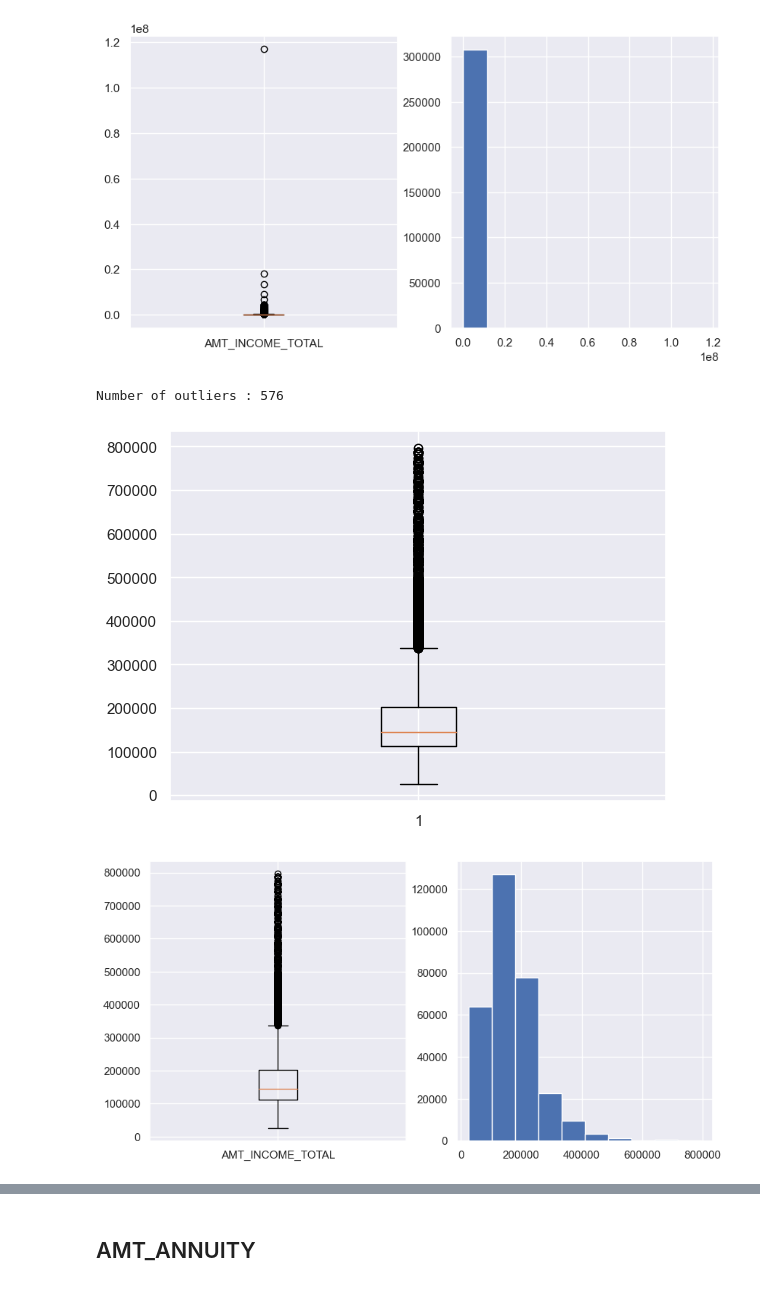
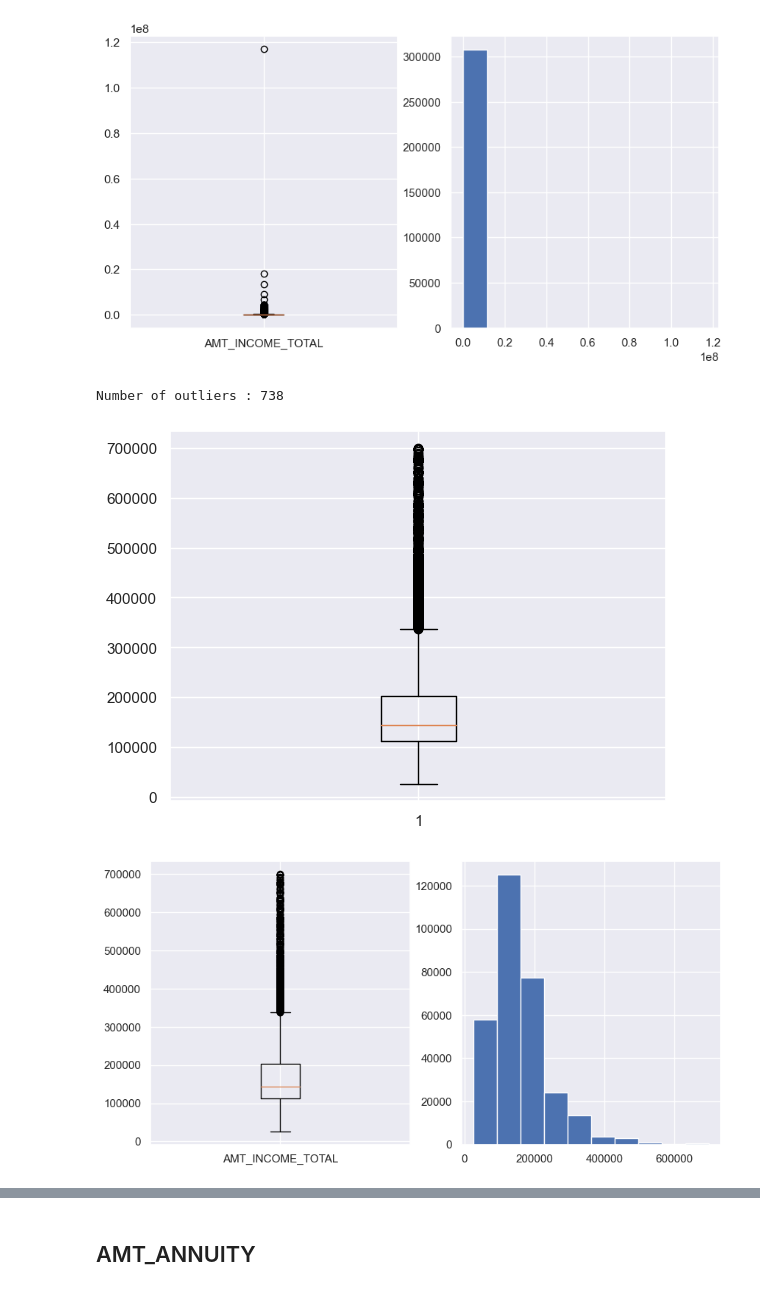
Before and after one commit to seg-fault123/bdm_project, a Jupyter notebook: cleaning.ipynb, the cells around one changed output, grey strips where cells are left out. Cells and saved outputs as stored; diff of their text form; code cells hidden in the pictures.

```diff
--- a/cleaning.ipynb
+++ b/cleaning.ipynb
@@ -162,10 +162,10 @@ plot_hist_box(numerical_frame, 'AMT_CREDIT');
 # %% [markdown]
 #### Marking outliers with a flag column
 # %%
-plt.boxplot(numerical_frame['AMT_CREDIT'], whis=3.7);
+plt.boxplot(numerical_frame['AMT_CREDIT'], whis=3.1);
 q1, q3, iqr=calc_iqr('AMT_CREDIT', numerical_frame)
 numerical_frame['AMT_CREDIT_outlier']=0
-numerical_frame.loc[numerical_frame['AMT_CREDIT']>q3+3.7*iqr, 'AMT_CREDIT_outlier']=1
+numerical_frame.loc[numerical_frame['AMT_CREDIT']>q3+3.1*iqr, 'AMT_CREDIT_outlier']=1
 good_frame=numerical_frame.loc[numerical_frame['AMT_CREDIT_outlier']==0, :]
 print('Number of outliers : %d'%((numerical_frame['AMT_CREDIT_outlier']==1).sum()))
 # %% [output]
@@ -217,19 +217,19 @@ plot_hist_box(numerical_frame, 'AMT_INCOME_TOTAL')
 array([<AxesSubplot: >, <AxesSubplot: >], dtype=object)
 [figure]
 # %%
-df=numerical_frame.loc[numerical_frame['AMT_INCOME_TOTAL']<0.8e6, :]
+df=numerical_frame.loc[numerical_frame['AMT_INCOME_TOTAL']<0.7e6, :]
 plt.boxplot(df['AMT_INCOME_TOTAL']);
 numerical_frame['AMT_INCOME_TOTAL_outlier']=0
-numerical_frame.loc[numerical_frame['AMT_INCOME_TOTAL']>=0.8e6, 'AMT_INCOME_TOTAL_outlier']=1
+numerical_frame.loc[numerical_frame['AMT_INCOME_TOTAL']>=0.7e6, 'AMT_INCOME_TOTAL_outlier']=1
 good_frame=numerical_frame.loc[numerical_frame['AMT_INCOME_TOTAL_outlier']==0, :]
 print('Number of outliers : %d'%((numerical_frame['AMT_INCOME_TOTAL_outlier']==1).sum()))
 # %% [output]
-Number of outliers : 576
+Number of outliers : 738
-[figure, old version]
+[figure, new version]
 # %%
 plot_hist_box(good_frame, 'AMT_INCOME_TOTAL');
 # %% [output]
-[figure, old version]
+[figure, new version]
 # %%
 plot_kde_vs_target('AMT_INCOME_TOTAL', good_frame)
 # %% [output]
```
Also changed, not shown: parts of 36 cells of this notebook, 1 other file.
